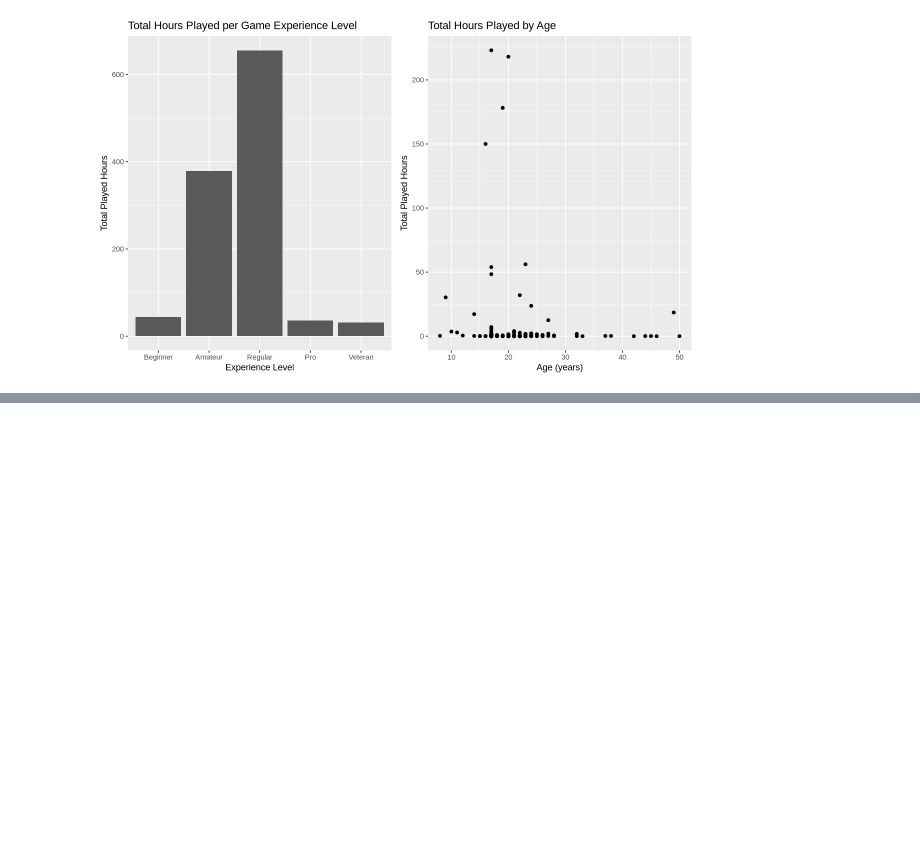
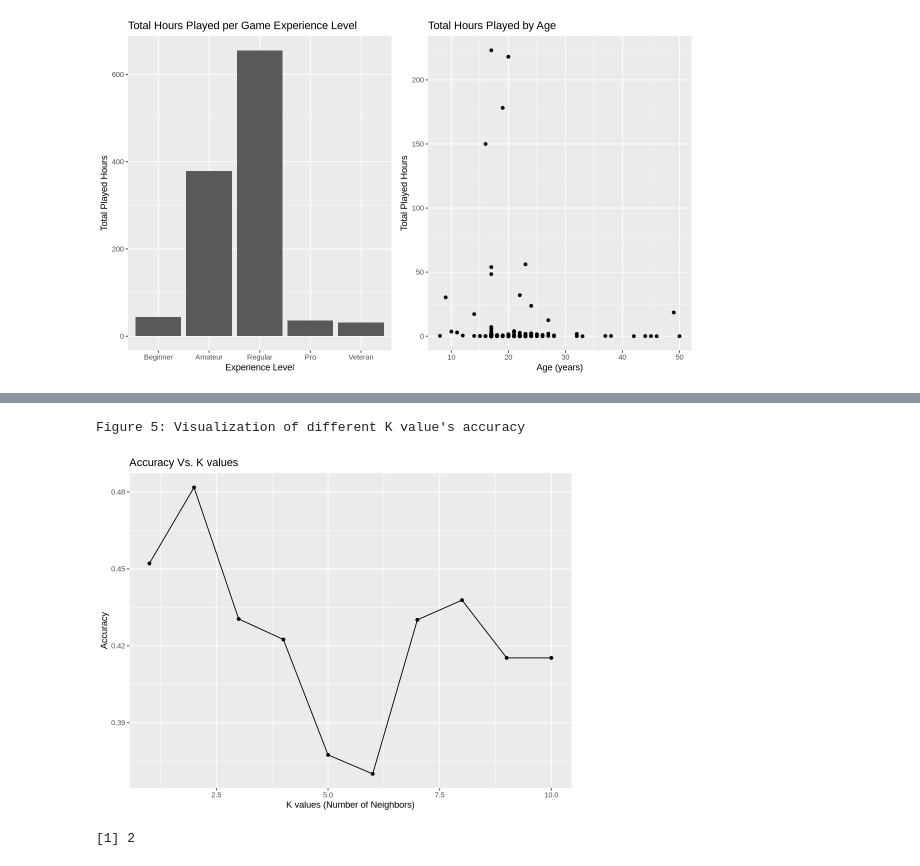
Before and after one commit to olivialuo26/dsci_project, a Jupyter notebook: data science project.ipynb, the cells around one changed output, grey strips where cells are left out. Cells and saved outputs as stored; diff of their text form; code cells hidden in the pictures; blank space fills up the shorter version.

Commit message:
performed KNN classification + finding the best K

```diff
--- a/data science project.ipynb
+++ b/data science project.ipynb
@@ -149,0 +157,48 @@ Figure 4: Visualization of Potential Factors in the Players Dataset
+# %%
+set.seed(2006)
+selected_players <- players |>
+    mutate(experience_label = as.numeric(experience))|>
+    select(contributor_type, experience, experience_label, Age)
+
+player_split <- initial_split (selected_players, prop = 0.7, strata = contributor_type)
+player_train <- training(player_split)
+player_test <- testing(player_split)
+
+player_recipe <- recipe (contributor_type ~ experience_label + Age, data = player_train) |>
+        step_scale(all_predictors ()) |>
+        step_center(all_predictors ()) |>
+        step_upsample(contributor_type, over_ratio = 1, skip = TRUE)
+
+knn_tune <- nearest_neighbor (weight_func = "rectangular", neighbors = tune()) |>
+            set_engine("kknn") |>
+            set_mode("classification")
+
+player_vfold <- vfold_cv (player_train, v = 5, strata = contributor_type)
+k_vals <- tibble (neighbors = seq (from = 1, to = 10, by = 1))
+
+knn_results <- workflow() |>
+            add_recipe (player_recipe) |>
+            add_model (knn_tune) |>
+            tune_grid (resample = player_vfold, grid = k_vals) |>
+            collect_metrics() |>
+            filter (.metric == "accuracy")
+
+cross_val_plot <- ggplot (knn_results, aes (x = neighbors, y = mean)) +
+                geom_point() +
+                geom_line () +
+                labs (x = "K values (Number of Neighbors)", y = "Accuracy", title = "Accuracy Vs. K values")
+
+options(repr.plot.width = 8, repr.plot.height = 6)
+cat("Figure 5: Visualization of different K value's accuracy")
+cross_val_plot
+# %% [output]
+Figure 5: Visualization of different K value's accuracy
+[figure, added]
+# %%
+best_k <- knn_results |>
+        arrange(desc(mean)) |>
+        slice (1) |>
+        pull(neighbors)
+best_k
+# %% [output]
+[1] 2
```
Also changed, not shown: parts of 2 cells of this notebook.
